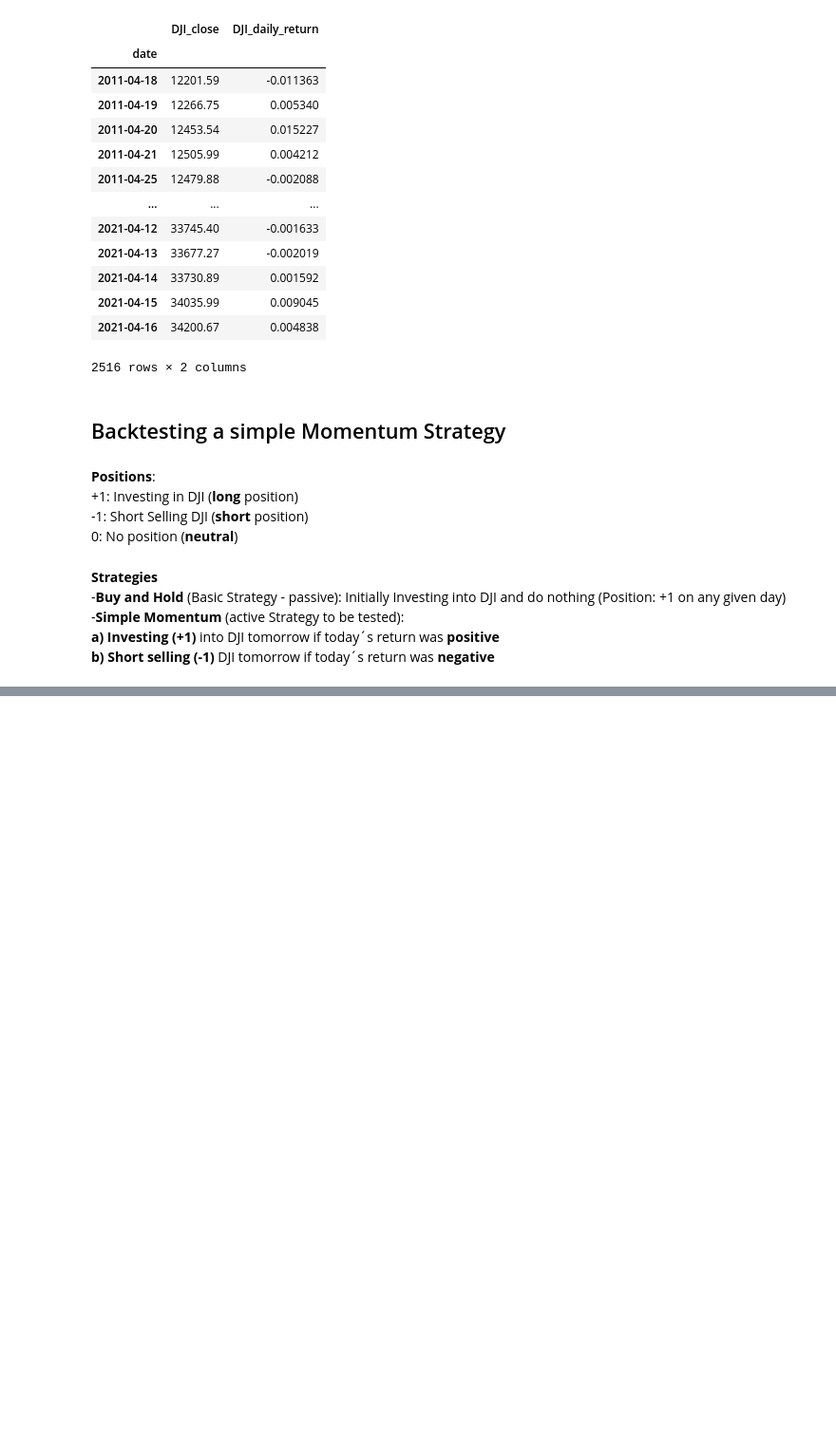
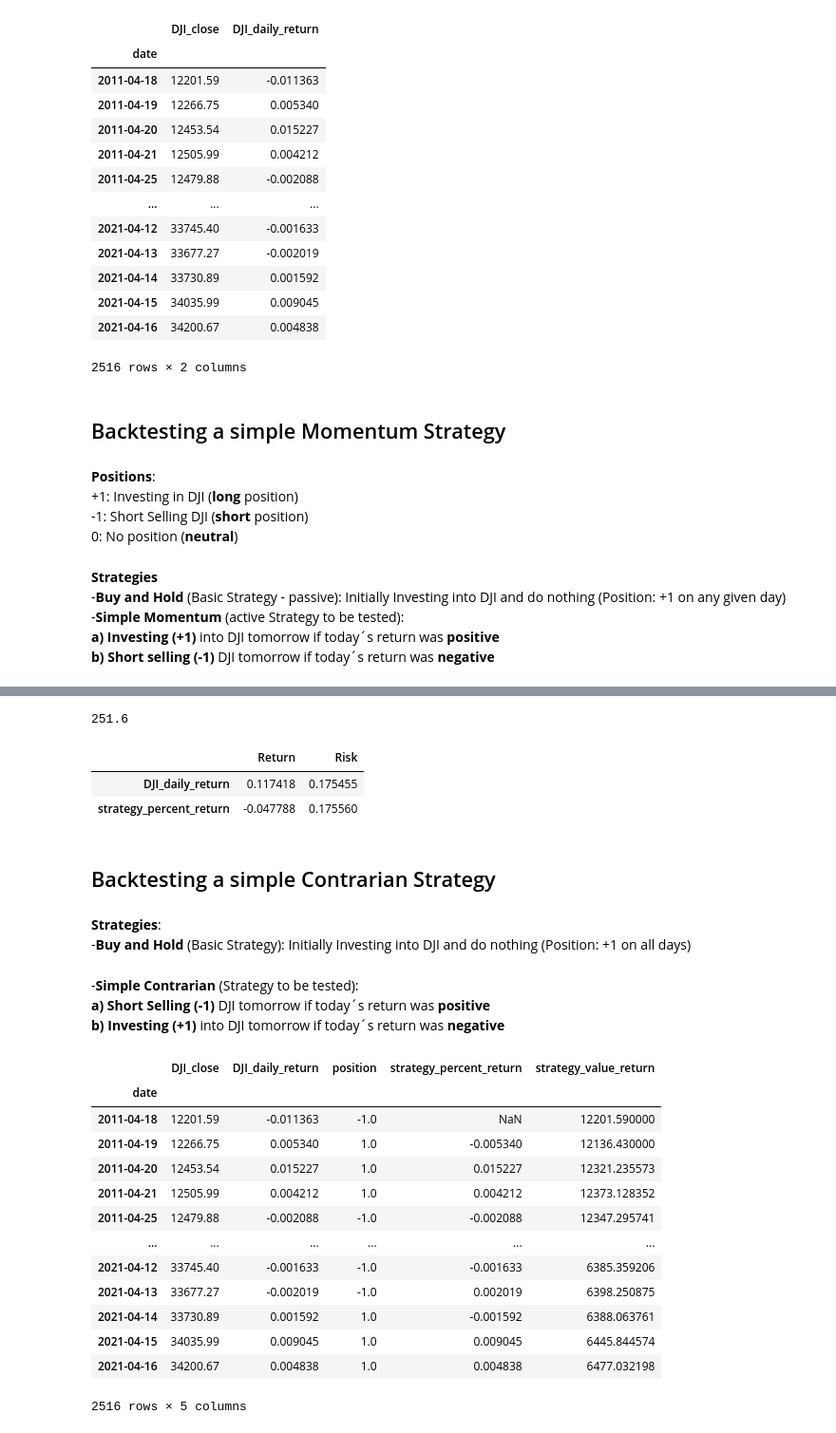
Before and after one commit to alebel94/dji_analysis, a Jupyter notebook: dji_analysis.ipynb, the cells around one changed output, grey strips where cells are left out. Shown at 95% size. Saved outputs shown, nothing was run; the diff lists cells and outputs as text; code cells hidden in the pictures; blank space fills up the shorter version.

```diff
--- a/dji_analysis.ipynb
+++ b/dji_analysis.ipynb
@@ -374,0 +459,6 @@ KeyError: 'DJI_Return'
+# %%
+# 252 usual number of trading days in a year. Here is an exact calculation based on number of rows
+
+print(2516/10)
+# %% [output]
+251.6
@@ -374,0 +481,33 @@ KeyError: 'DJI_Return'
+# %%
+annualized_risk(df2[["DJI_daily_return", "strategy_percent_return"]])
+# %% [output]
+|  | Return | Risk |
+| DJI_daily_return | 0.117418 | 0.175455 |
+| strategy_percent_return | -0.047788 | 0.175560 |
+# %% [markdown]
+## Backtesting a simple Contrarian Strategy
+# %% [markdown]
+__Strategies__: <br>
+-__Buy and Hold__ (Basic Strategy): Initially Investing into DJI and do nothing (Position: +1 on all days)
+# %% [markdown]
+-__Simple Contrarian__ (Strategy to be tested): <br>
+__a) Short Selling (-1)__ DJI tomorrow if today´s return was __positive__ <br>
+__b) Investing (+1)__ into DJI tomorrow if today´s return was __negative__
+# %%
+df3 = df2.copy()
+df3
+# %% [output]
+|  | DJI_close | DJI_daily_return | position | strategy_percent_return | strategy_value_return |
+| date |  |  |  |  |  |
+| 2011-04-18 | 12201.59 | -0.011363 | -1.0 | NaN | 12201.590000 |
+| 2011-04-19 | 12266.75 | 0.005340 | 1.0 | -0.005340 | 12136.430000 |
+| 2011-04-20 | 12453.54 | 0.015227 | 1.0 | 0.015227 | 12321.235573 |
+| 2011-04-21 | 12505.99 | 0.004212 | 1.0 | 0.004212 | 12373.128352 |
+| 2011-04-25 | 12479.88 | -0.002088 | -1.0 | -0.002088 | 12347.295741 |
+| ... | ... | ... | ... | ... | ... |
+| 2021-04-12 | 33745.40 | -0.001633 | -1.0 | -0.001633 | 6385.359206 |
+| 2021-04-13 | 33677.27 | -0.002019 | -1.0 | 0.002019 | 6398.250875 |
+| 2021-04-14 | 33730.89 | 0.001592 | 1.0 | -0.001592 | 6388.063761 |
+| 2021-04-15 | 34035.99 | 0.009045 | 1.0 | 0.009045 | 6445.844574 |
+| 2021-04-16 | 34200.67 | 0.004838 | 1.0 | 0.004838 | 6477.032198 |
+2516 rows × 5 columns
```
Also changed, not shown: parts of 13 cells of this notebook.
